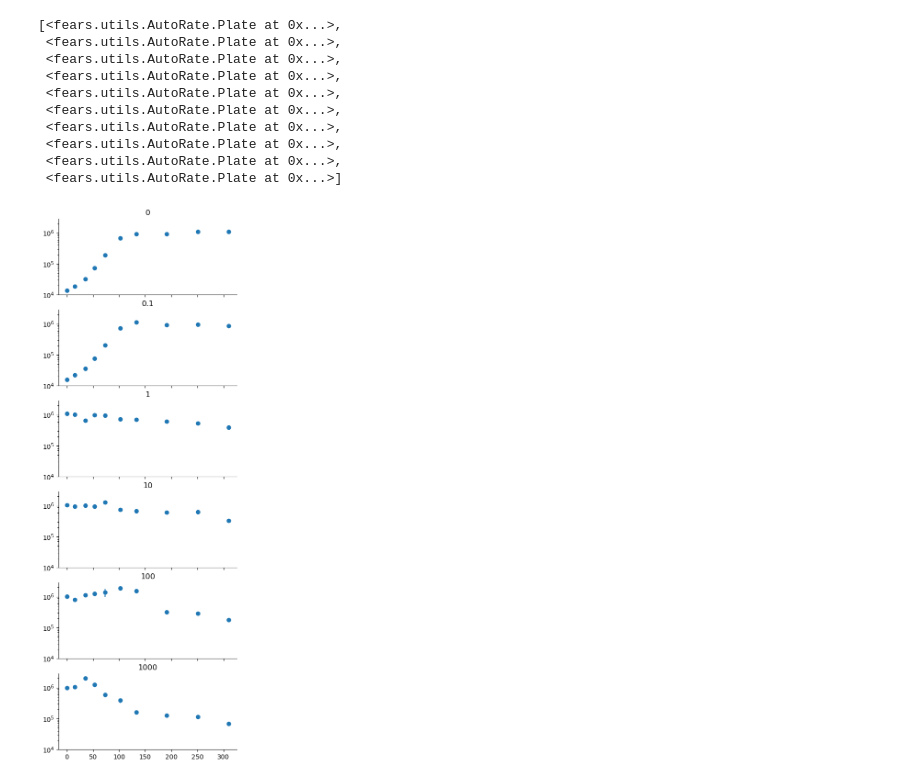
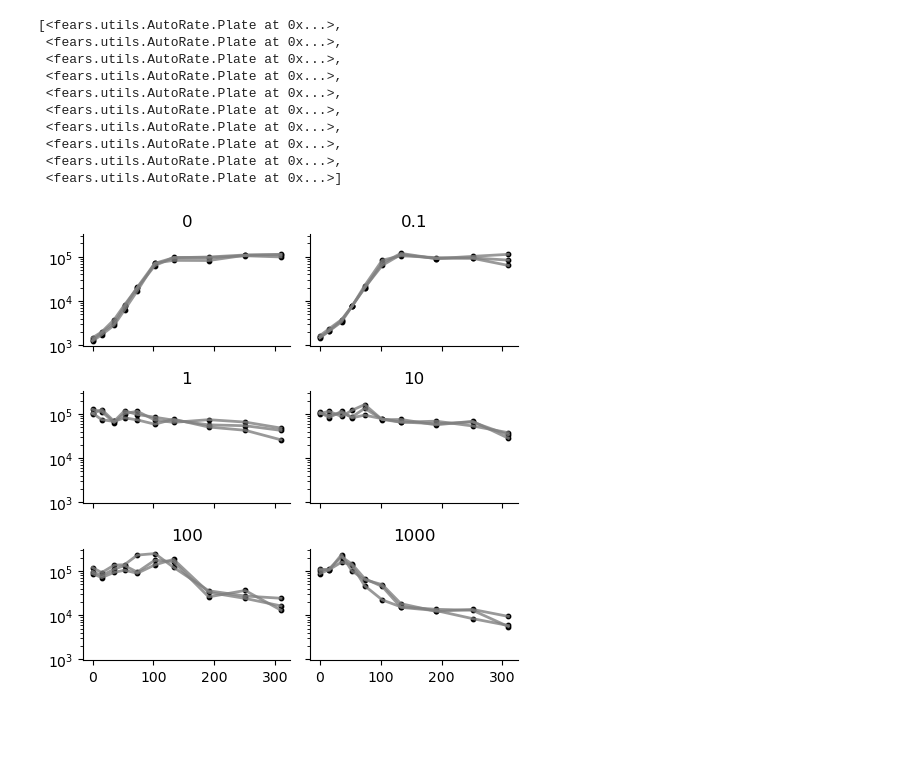
Before and after one commit to eshanking/seascapes_figures, a Jupyter notebook: time_kill/experiment_code/time_kill_11092023.ipynb, the cells around one changed output. Drawn from its saved outputs; the diff is of its cells as text; code cells hidden in the pictures; blank space fills up the shorter version.

Commit message:
work on time kill code

```diff
--- a/time_kill/experiment_code/time_kill_11092023.ipynb
+++ b/time_kill/experiment_code/time_kill_11092023.ipynb
@@ -77,6 +77,7 @@ def get_timeseries(folder_path,plate_num):
 mean_dict = {} # mean fluorescence
 err_dict = {} # standard error of the mean
 
+cell_count_raw = {}
 cell_count_mean = {} # mean cell count
 cell_count_err = {} # standard error of the mean
 cell_count_log_err = {} # standard error of the mean of the log
@@ -117,6 +118,7 @@ for exp_key in exp_layout.keys():
     cell_count_mean[exp_key] = np.mean(cell_count_data,axis=0)
     cell_count_err[exp_key] = np.std(cell_count_data,axis=0)/np.sqrt(3)
     cell_count_log_err[exp_key] = np.std(np.log10(cell_count_data),axis=0)/np.sqrt(3)
+    cell_count_raw[exp_key] = cell_count_data
 
 # get the sample times
 
@@ -141,21 +143,29 @@ plate
  <fears.utils.AutoRate.Plate at 0x...>,
  <fears.utils.AutoRate.Plate at 0x...>]
 # %%
-fig,ax_list = plt.subplots(nrows=6,figsize=(5,15),sharex=True,sharey=True)
+fig,ax_list = plt.subplots(nrows=3,ncols=2,figsize=(5,5),sharex=True,sharey=True)
+ax_list = ax_list.flatten()
 
 row_indx = 0
 for key in cell_count_mean.keys():
     ax = ax_list[row_indx]
-    ax.errorbar(time,cell_count_mean[key],yerr=cell_count_err[key],fmt='o',label=key)
+    cell_count_t = cell_count_raw[key]
+
+    for i in range(3):
+        ax.plot(time,cell_count_t[i,:],color='gray',alpha=0.8,linewidth=2)
+        ax.scatter(time,cell_count_t[i,:],color='k',alpha=1,s=10)
+    # ax.errorbar(time,cell_count_mean[key],yerr=cell_count_err[key],fmt='o',label=key)
     # ax.scatter(time,mean_dict[key],label=key)
     # ax.set_xscale('log')
     ax.set_title(key)
     ax.set_yscale('log')
     ax.spines['right'].set_visible(False)
     ax.spines['top'].set_visible(False)
     row_indx += 1
+
+fig.tight_layout()
 # %% [output]
-[figure, old version]
+[figure, new version]
 # %%
 fig,ax_list = plt.subplots(nrows=6,figsize=(4,15),sharex=True,sharey=True)
 
```
Also changed, not shown: parts of 2 cells of this notebook, 1 other file.
